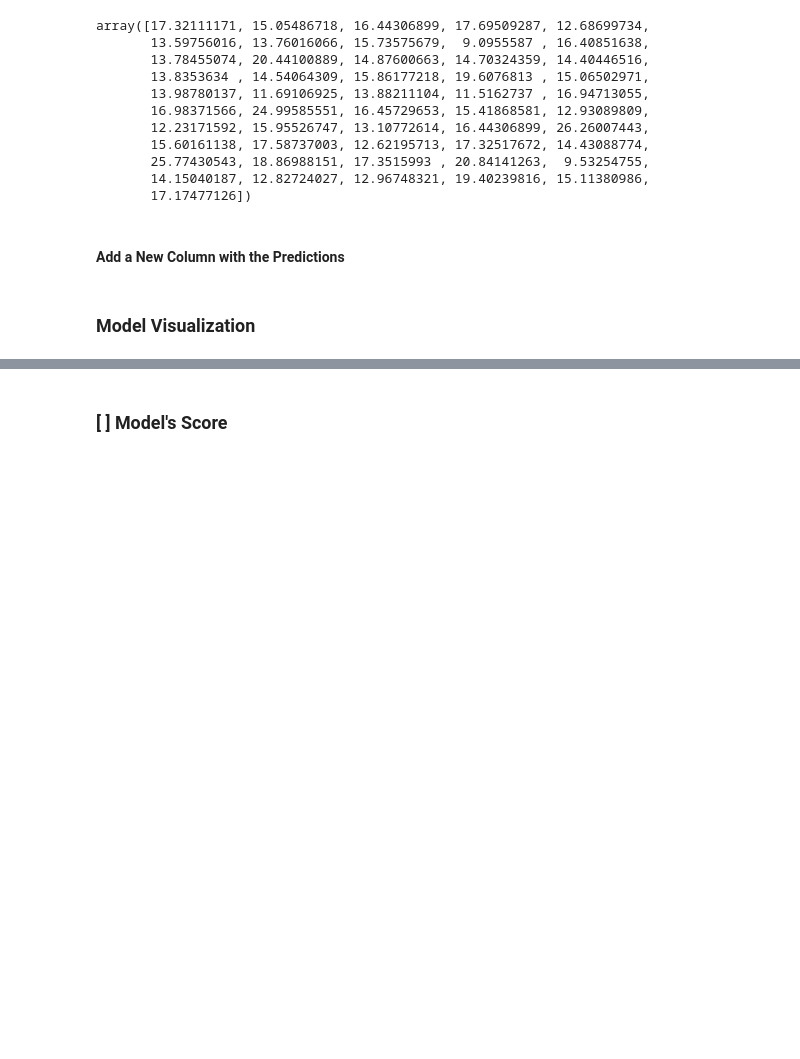
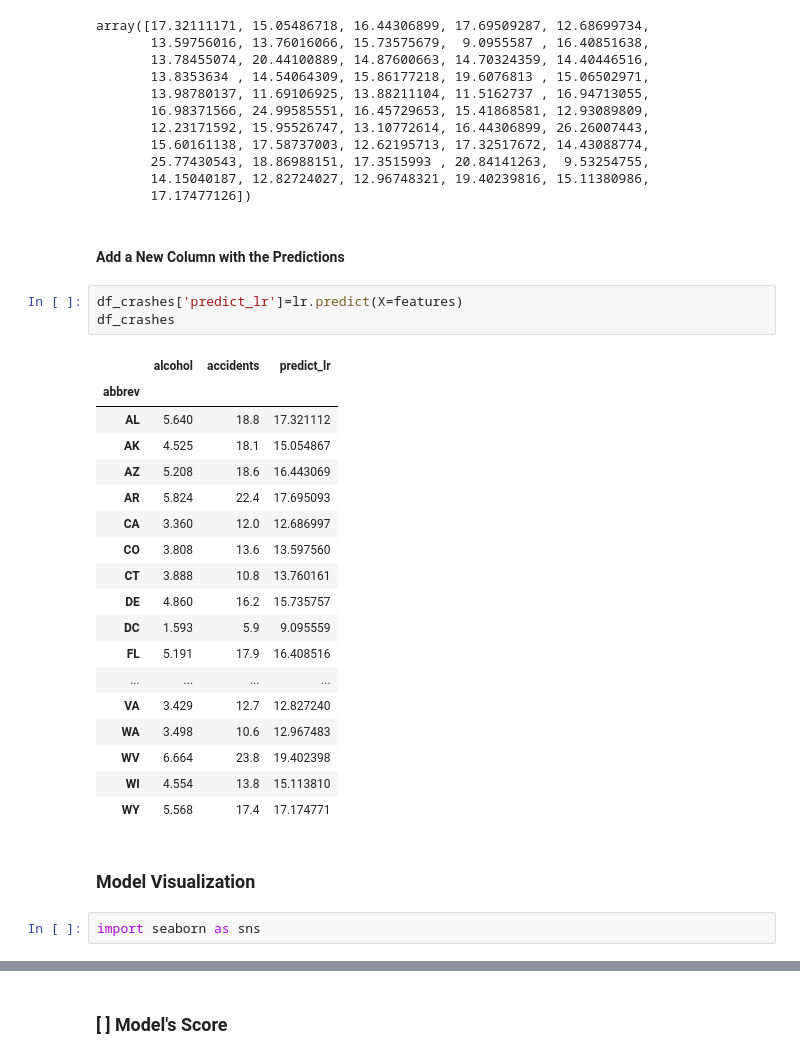
Before and after one commit to toluwabori/resolving-machine-learning-python, a Jupyter notebook: 01_The Linear Regression & Supervised Regression Models/01B_ml-linear-regression_session_blank.ipynb, the cells around one changed output, grey strips where cells are left out. Cells and saved outputs as stored; diff of their text form; blank space fills up the shorter version.

```diff
--- a/01_The Linear Regression & Supervised Regression Models/01B_ml-linear-regression_session_blank.ipynb
+++ b/01_The Linear Regression & Supervised Regression Models/01B_ml-linear-regression_session_blank.ipynb
@@ -118,5 +118,29 @@ array([17.32111171, 15.05486718, 16.44306899, 17.69509287, 12.68699734,
        17.17477126])
 # %% [markdown]
 #### Add a New Column with the Predictions
+# %%
+df_crashes['predict_lr']=lr.predict(X=features)
+df_crashes
+# %% [output]
+|  | alcohol | accidents | predict_lr |
+| abbrev |  |  |  |
+| AL | 5.640 | 18.8 | 17.321112 |
+| AK | 4.525 | 18.1 | 15.054867 |
+| AZ | 5.208 | 18.6 | 16.443069 |
+| AR | 5.824 | 22.4 | 17.695093 |
+| CA | 3.360 | 12.0 | 12.686997 |
+| CO | 3.808 | 13.6 | 13.597560 |
+| CT | 3.888 | 10.8 | 13.760161 |
+| DE | 4.860 | 16.2 | 15.735757 |
+| DC | 1.593 | 5.9 | 9.095559 |
+| FL | 5.191 | 17.9 | 16.408516 |
+| ... | ... | ... | ... |
+| VA | 3.429 | 12.7 | 12.827240 |
+| WA | 3.498 | 10.6 | 12.967483 |
+| WV | 6.664 | 23.8 | 19.402398 |
+| WI | 4.554 | 13.8 | 15.113810 |
+| WY | 5.568 | 17.4 | 17.174771 |
 # %% [markdown]
 ### Model Visualization
+# %%
+import seaborn as sns
```
Also changed, not shown: parts of 1 cell of this notebook, 1 other file.
